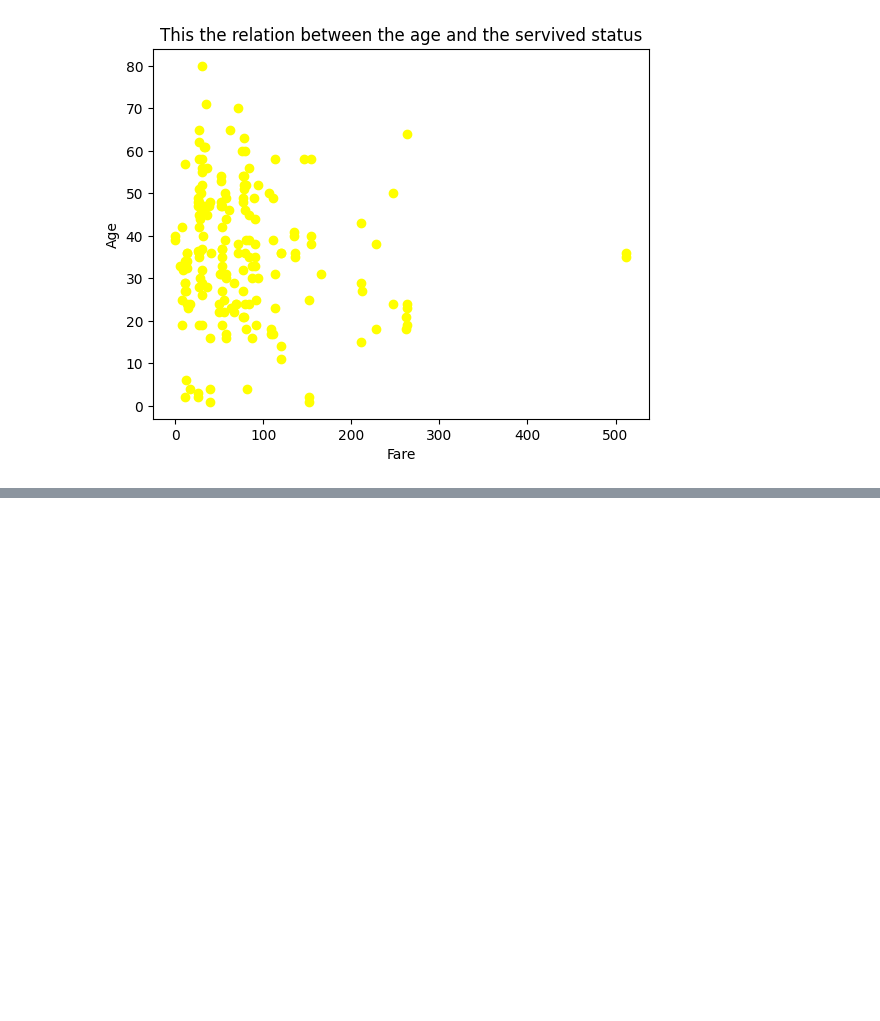
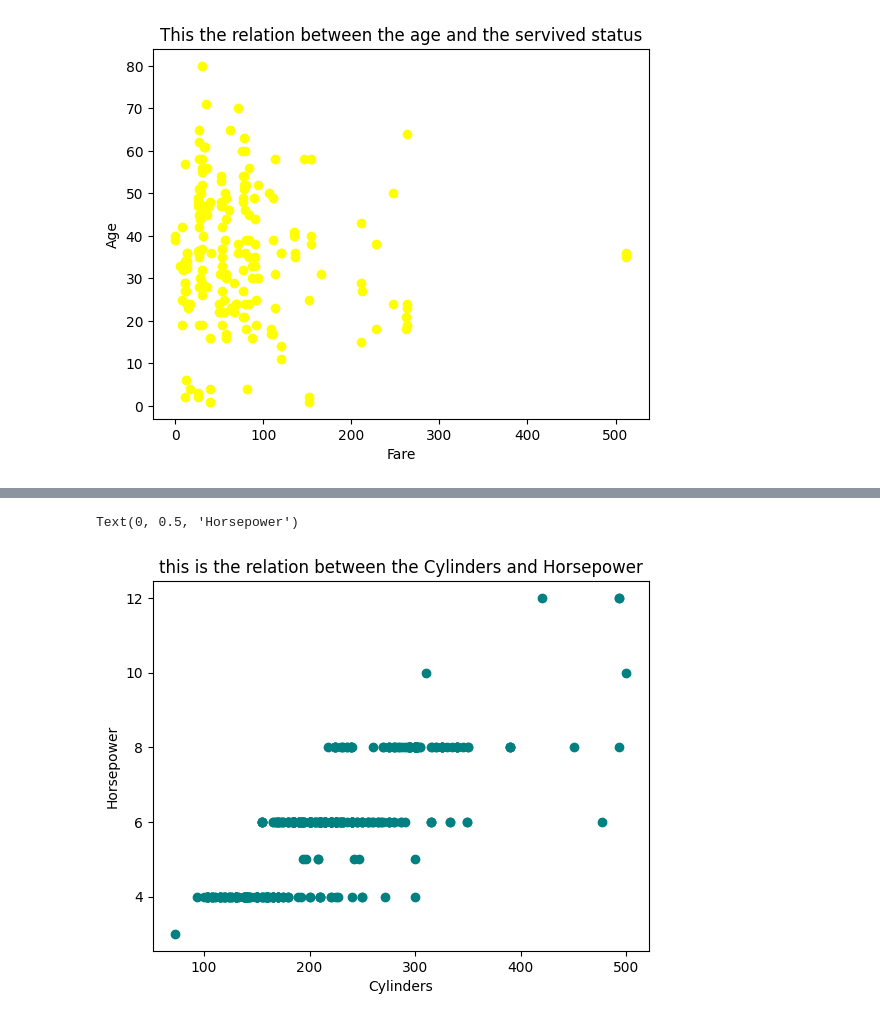
Before and after one commit to HasibullahAman/Data_Visulaization, a Jupyter notebook: Data_Visualization/Data_Visulization.ipynb, the cells around one changed output, grey strips where cells are left out. Cells and saved outputs as stored; diff of their text form; code cells hidden in the pictures; blank space fills up the shorter version.

```diff
--- a/Data_Visualization/Data_Visulization.ipynb
+++ b/Data_Visualization/Data_Visulization.ipynb
@@ -97,0 +126,8 @@ tot.head(2)
+# %%
+plt.scatter(tot["Horsepower"],tot["Cylinders"],color="teal")
+plt.title("this is the relation between the Cylinders and Horsepower")
+plt.xlabel("Cylinders")
+plt.ylabel("Horsepower")
+# %% [output]
+Text(0, 0.5, 'Horsepower')
+[figure, added]
```
Also changed, not shown: parts of 4 cells of this notebook.
